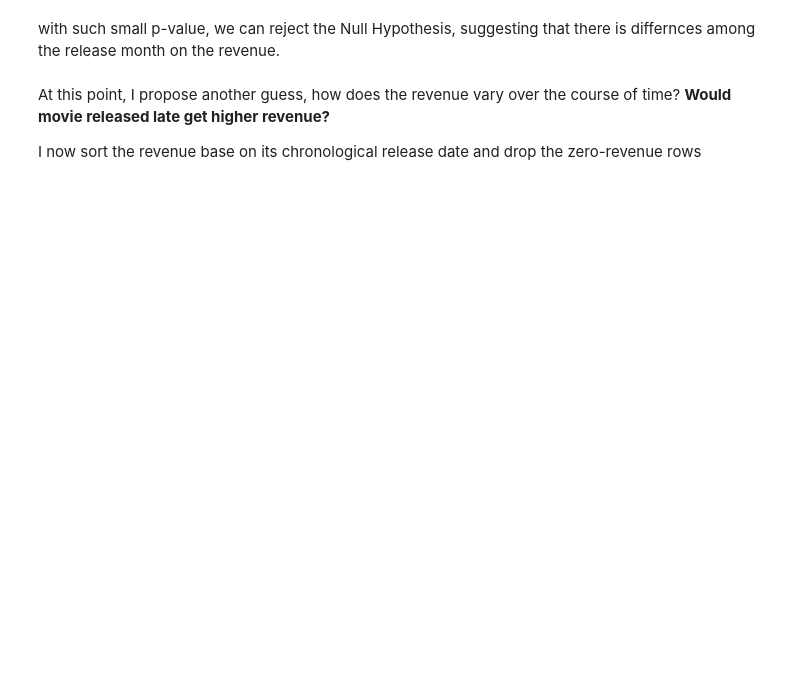
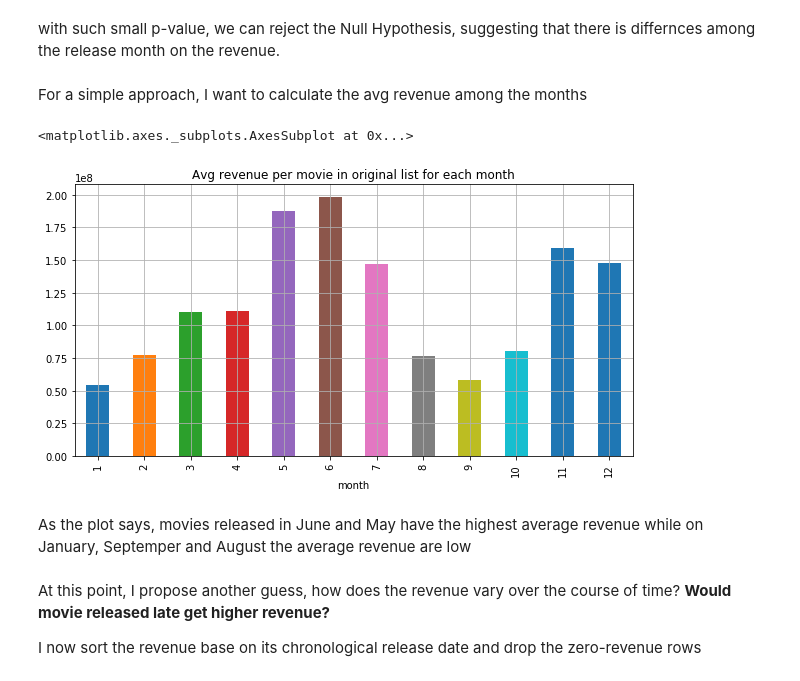
Before and after one commit to tdh512194/AnalyticalReport, a Jupyter notebook: Movie.ipynb, the cells around one changed output. Saved outputs shown, nothing was run; the diff lists cells and outputs as text; code cells hidden in the pictures; blank space fills up the shorter version.

```diff
--- a/Movie.ipynb
+++ b/Movie.ipynb
@@ -825,5 +826,53 @@ F,p
 # %% [markdown]
 with such small p-value, we can reject the Null Hypothesis, suggesting that there is differnces among the release month on the revenue.
+# %% [markdown]
+For a simple approach, I want to calculate the avg revenue among the months
+# %%
+df = data_movies[pd.notnull(data_movies['release_date'])] #omit the null weekdays
+df = df.loc[:,['revenue','release_date']]
+df = df[df['revenue']!=0] #omit the zero revenues
+df['release_date'] = pd.to_datetime(df.release_date)
+
+def to_month(date):
+    return date.month
+
+df['release_date'] = df.release_date.apply(to_month)
+
+jan = df[df['release_date'] ==1].revenue.mean()
+feb = df[df['release_date'] ==2].revenue.mean()
+mar = df[df['release_date'] ==3].revenue.mean()
+apr = df[df['release_date'] ==4].revenue.mean()
+may = df[df['release_date'] ==5].revenue.mean()
+jun = df[df['release_date'] ==6].revenue.mean()
+jul = df[df['release_date'] ==7].revenue.mean()
+aug = df[df['release_date'] ==8].revenue.mean()
+sep = df[df['release_date'] ==9].revenue.mean()
+oct_ = df[df['release_date'] ==10].revenue.mean()
+nov = df[df['release_date'] ==11].revenue.mean()
+dec = df[df['release_date']==12].revenue.mean()
+# %%
+month_avg_rvn = {
+    1:jan,
+    2:feb,
+    3:mar,
+    4:apr,
+    5:may,
+    6:jun,
+    7:jul,
+    8:aug,
+    9:sep,
+    10:oct_,
+    11:nov,
+    12:dec
+}
+df = pd.Series(dict(month_avg_rvn),name='avg_rvn')
+df.index.name='month'
+df.plot(kind='bar',grid=True,title="Avg revenue per movie in original list for each month",figsize=(10,5))
+# %% [output]
+<matplotlib.axes._subplots.AxesSubplot at 0x...>
+[figure, added]
+# %% [markdown]
+As the plot says, movies released in June and May have the highest average revenue while on January, Septemper and August the average revenue are low
 # %% [markdown]
 At this point, I propose another guess, how does the revenue vary over the course of time? **Would movie released late get higher revenue?**
 <div> I now sort the revenue base on its chronological release date and drop the zero-revenue rows </div>
```
Also changed, not shown: parts of 19 cells of this notebook.
